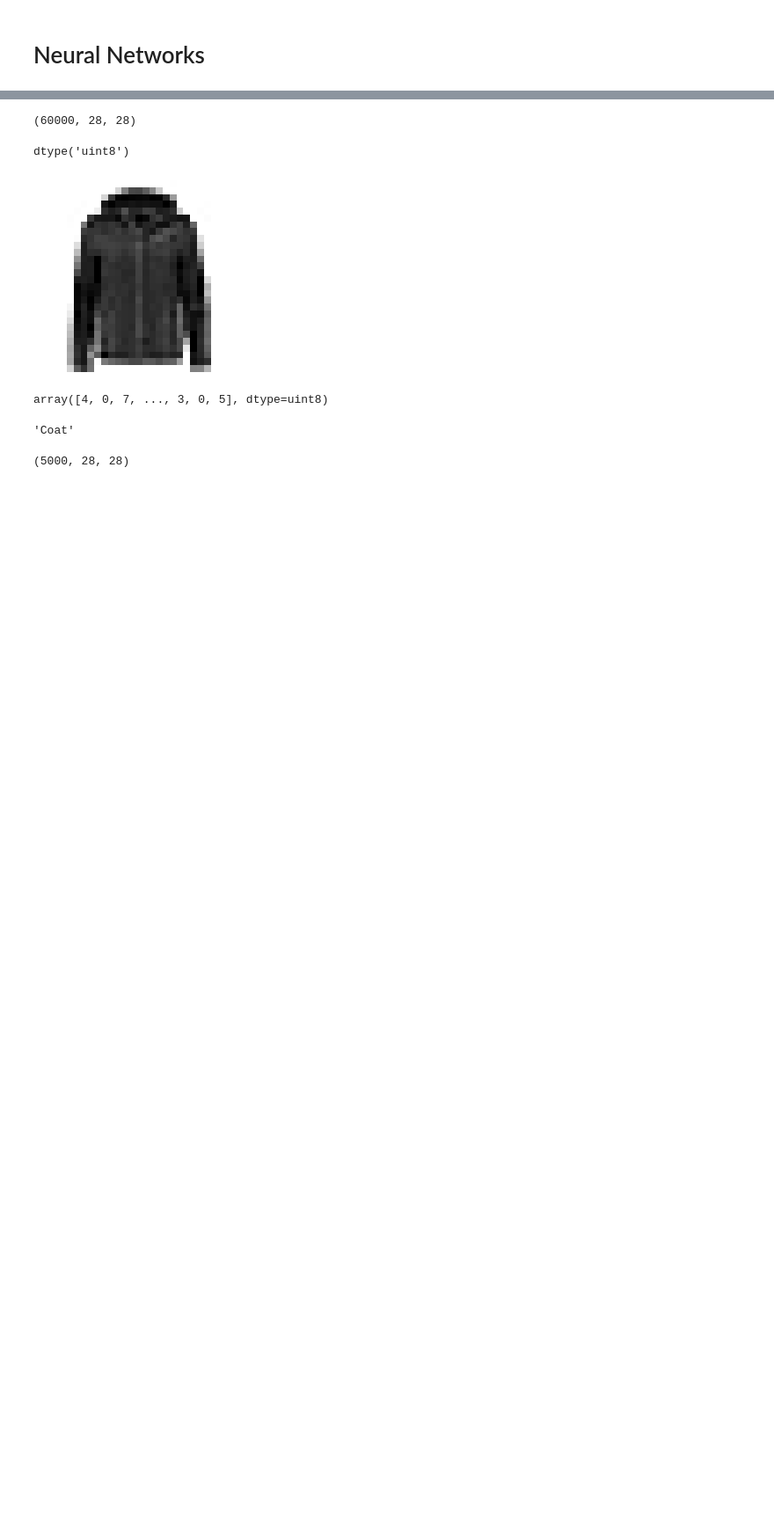
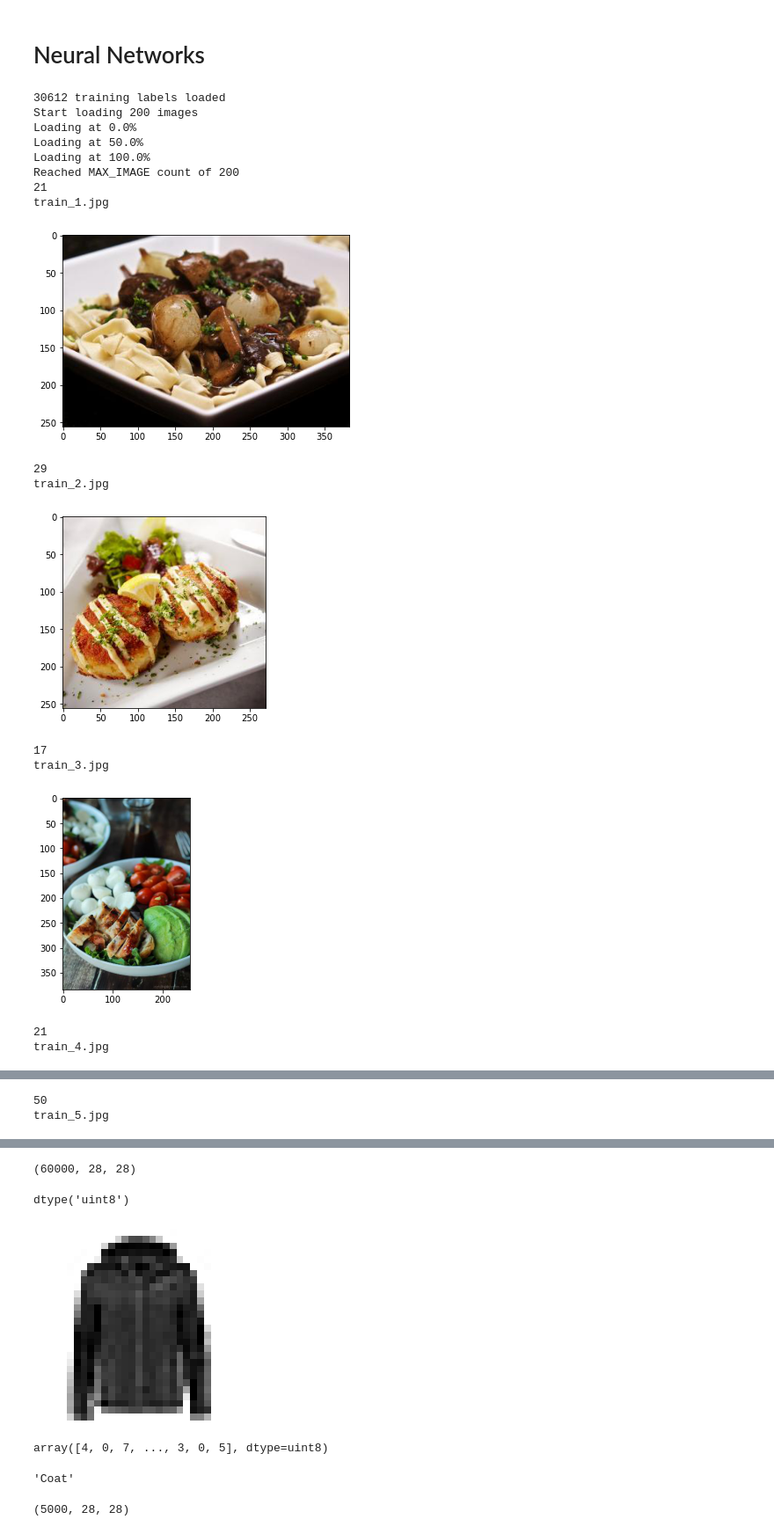
Before and after one commit to damajojung/Neural-Networks-Sandbox, a Jupyter notebook: Food-Recognition.ipynb, the cells around one changed output, grey strips where cells are left out. Shown at 88% size. Cells and saved outputs as stored; diff of their text form; code cells hidden in the pictures; blank space fills up the shorter version.

Commit message:
Creating test and train dataset

```diff
--- a/Food-Recognition.ipynb
+++ b/Food-Recognition.ipynb
@@ -17,9 +17,9 @@ from PIL import Image
 import pandas as pd
 # %%
 # Local data directories
-DATA_DIR = 'C:/Data/DS_Data/AML_Kaggle'
-TRAIN_DIR = DATA_DIR + '/train_set/'
-TEST_DIR = DATA_DIR + '/test_set/'
+DATA_DIR = '/Users/dj/Documents/GitHub/Data/food-recognition-challenge-2021'
+TRAIN_DIR = DATA_DIR + '/train_set/train_set/'
+TEST_DIR = DATA_DIR + '/test_set/test_set/'
 
 # Maximum number of images to load (there are 30k)
 MAX_IMAGE = 200
@@ -34,30 +34,48 @@ if (len(FILTER_LABEL) > 0):
 print('{} training labels loaded'.format(len(train_labels)))
 
 # load all the training images
 train_images = list()
 imcount = 0
 print('Start loading {} images'.format(MAX_IMAGE))
 for filename in train_labels['img_name']:
     # load image
     img_data = image.imread(TRAIN_DIR + filename)
 
     # store loaded image
     train_images.append(img_data)
     #print('> loaded %s %s' % (filename, img_data.shape))
 
     # Show progress
     if imcount % 100 == 0:
         print('Loading at {:.1f}%'.format(imcount/min(len(train_labels), MAX_IMAGE)*100))
 
     # Stop after X images
     imcount += 1
     if imcount > MAX_IMAGE:
         print('Reached MAX_IMAGE count of '+str(MAX_IMAGE))
         break
 
 # Show 10 samples
 for i in range(0,min(10, len(train_labels))):
     print(train_labels['label'][i])
     print(train_labels['img_name'][i])
     pyplot.imshow(train_images[i])
     pyplot.show()
+# %% [output]
+30612 training labels loaded
+Start loading 200 images
+Loading at 0.0%
+Loading at 50.0%
+Loading at 100.0%
+Reached MAX_IMAGE count of 200
+21
+train_1.jpg
+[figure, added]
+29
+train_2.jpg
+[figure, added]
+17
+train_3.jpg
+[figure, added]
+21
+train_4.jpg
@@ -63,0 +83,2 @@ for i in range(0,min(10, len(train_labels))):
+50
+train_5.jpg
```
Also changed, not shown: parts of 4 cells of this notebook.
